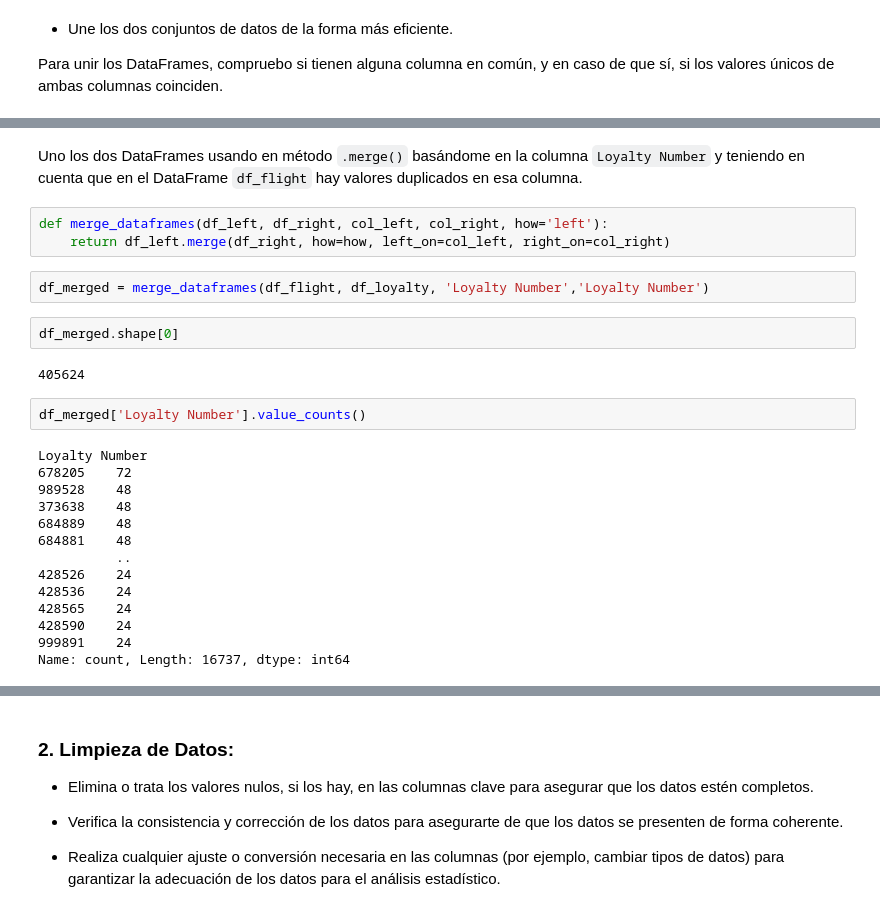
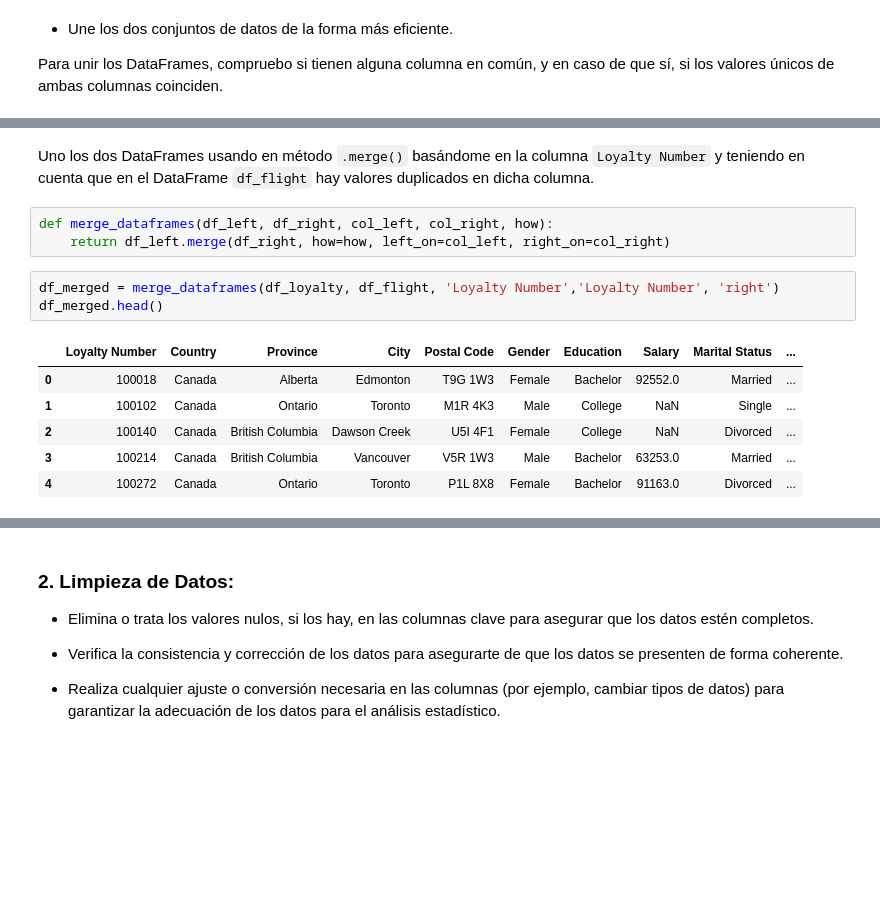
Before and after one commit to Adalab/bda-modulo-3-evaluacion-final-eaguilag, a Jupyter notebook: bda-modulo-2-evaluacion-final-promo-angela-elena-aguila.ipynb, the cells around one changed output, grey strips where cells are left out. Saved outputs shown, nothing was run; the diff lists cells and outputs as text; blank space fills up the shorter version.

```diff
--- a/bda-modulo-2-evaluacion-final-promo-angela-elena-aguila.ipynb
+++ b/bda-modulo-2-evaluacion-final-promo-angela-elena-aguila.ipynb
@@ -208,29 +222,17 @@ Los valores de la columna 'Loyalty Number' son idénticos en ambos DataFrames.
 La columna Loyalty Number del primer DataFrame tiene 0 valores duplicados.
 La columna Loyalty Number del segundo DataFrame tiene 388887 valores duplicados.
 # %% [markdown]
-Uno los dos DataFrames usando en método `.merge()` basándome en la columna `Loyalty Number` y teniendo en cuenta que en el DataFrame `df_flight` hay valores duplicados en esa columna.
+Uno los dos DataFrames usando en método `.merge()` basándome en la columna `Loyalty Number` y teniendo en cuenta que en el DataFrame `df_flight` hay valores duplicados en dicha columna.
 # %%
-def merge_dataframes(df_left, df_right, col_left, col_right, how='left'):
+def merge_dataframes(df_left, df_right, col_left, col_right, how):
     return df_left.merge(df_right, how=how, left_on=col_left, right_on=col_right)
 # %%
-df_merged = merge_dataframes(df_flight, df_loyalty, 'Loyalty Number','Loyalty Number')
+df_merged = merge_dataframes(df_loyalty, df_flight, 'Loyalty Number','Loyalty Number', 'right')
+df_merged.head()
+# %% [output]
+|  | Loyalty Number | Country | Province | City | Postal Code | Gender | Education | Salary | Marital Status | ... |
+| 0 | 100018 | Canada | Alberta | Edmonton | T9G 1W3 | Female | Bachelor | 92552.0 | Married | ... |
+| 1 | 100102 | Canada | Ontario | Toronto | M1R 4K3 | Male | College | NaN | Single | ... |
+| 2 | 100140 | Canada | British Columbia | Dawson Creek | U5I 4F1 | Female | College | NaN | Divorced | ... |
+| 3 | 100214 | Canada | British Columbia | Vancouver | V5R 1W3 | Male | Bachelor | 63253.0 | Married | ... |
+| 4 | 100272 | Canada | Ontario | Toronto | P1L 8X8 | Female | Bachelor | 91163.0 | Divorced | ... |
-# %%
-df_merged.shape[0]
-# %% [output]
-405624
-# %%
-df_merged['Loyalty Number'].value_counts()
-# %% [output]
-Loyalty Number
-678205    72
-989528    48
-373638    48
-684889    48
-684881    48
-          ..
-428526    24
-428536    24
-428565    24
-428590    24
-999891    24
-Name: count, Length: 16737, dtype: int64
```
Also changed, not shown: parts of 19 cells of this notebook, 1 other file.
